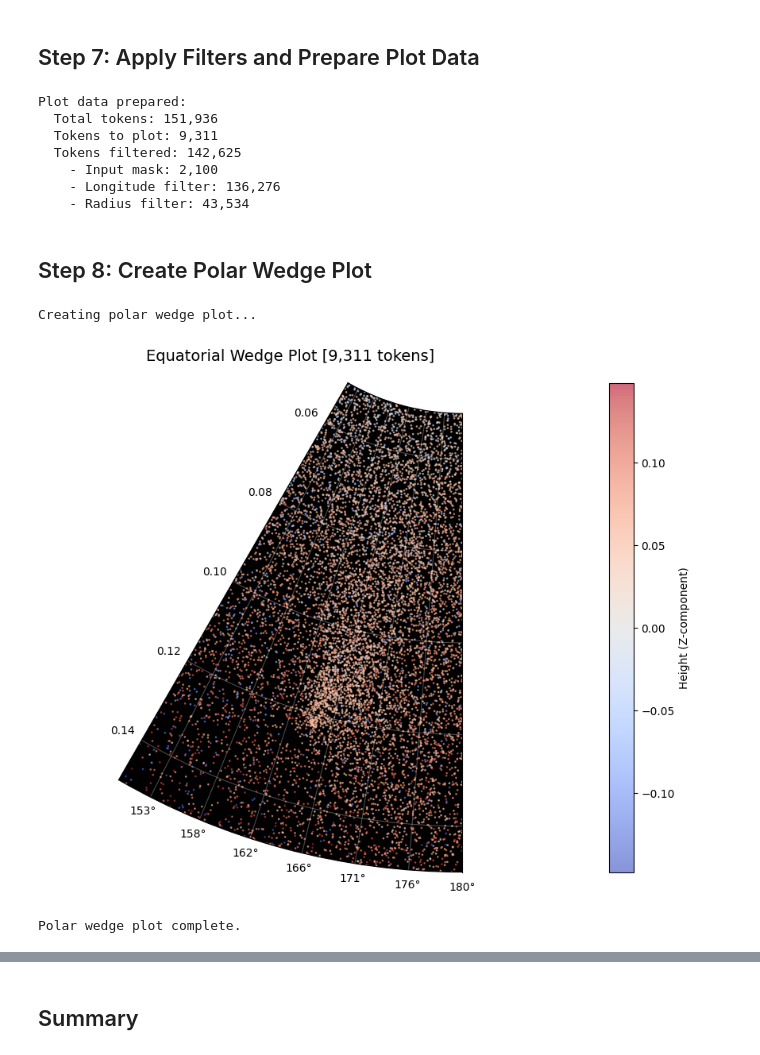
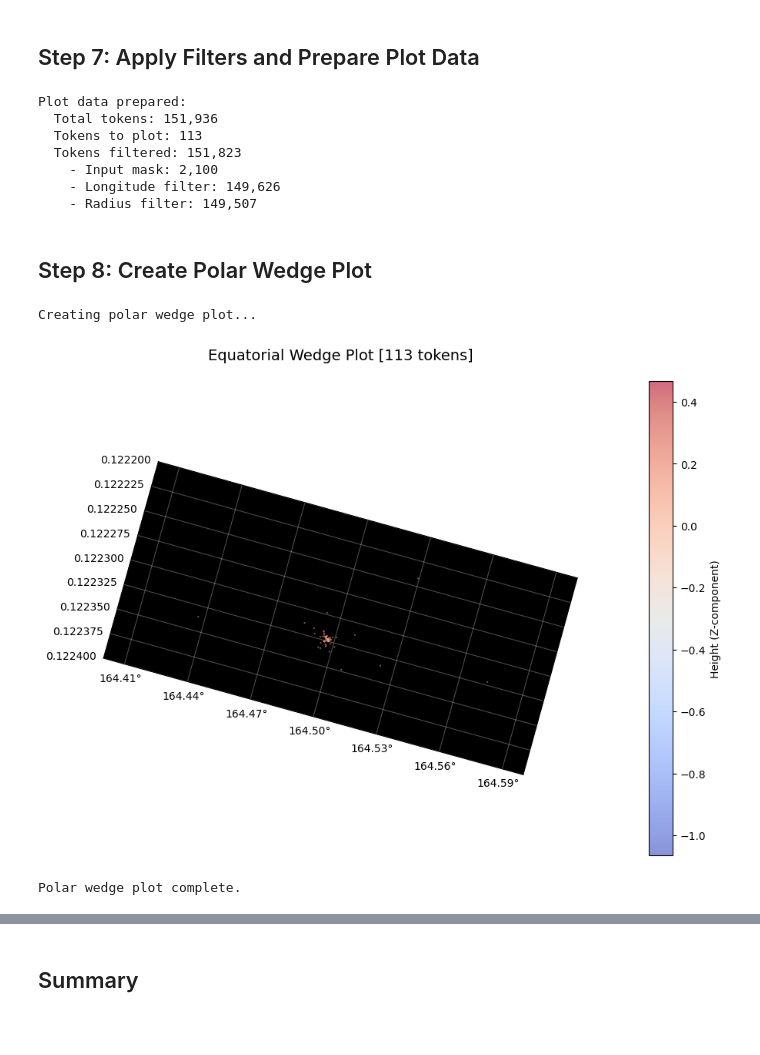
Before and after one commit to Embedding-Space/Azimuth_II, a Jupyter notebook: notebooks/07.2b_equatorial_wedge_plot.ipynb, the cells around one changed output, grey strips where cells are left out. Cells and saved outputs as stored; diff of their text form; code cells hidden in the pictures; blank space fills up the shorter version.

```diff
--- a/notebooks/07.2b_equatorial_wedge_plot.ipynb
+++ b/notebooks/07.2b_equatorial_wedge_plot.ipynb
@@ -68,23 +68,32 @@ MASK_KEY = "mask"
 # ============================================================================
 
 # Longitude window (angular view)
-LOOKAT_LON = 165.0    # Center longitude (degrees)
-FOV_DIAMETER = 30.0   # Angular width (degrees)
+LOOKAT_LON = 164.5    # Center longitude (degrees)
+FOV_DIAMETER = 0.2    # Angular width (degrees)
 
 # Radial window (distance from viewpoint)
-RADIUS_MIN = 0.05  # Minimum radius (None = no lower bound)
-RADIUS_MAX = 0.15  # Maximum radius (None = no upper bound)
+RADIUS_MIN = 0.1222  # Minimum radius (None = no lower bound)
+RADIUS_MAX = 0.1224  # Maximum radius (None = no upper bound)
 
 # ============================================================================
 # VISUALIZATION
 # ============================================================================
 
-POINT_SIZE = 1
+POINT_SIZE = 0.25
 POINT_ALPHA = 0.6
 COLOR = 'blue'  # Uniform color (only used if no COLOR_FILE, no Z-coloring, no SUBSET_FILE)
 FIGURE_DPI = 100
 FIGURE_WIDTH = 12
 FIGURE_HEIGHT = 8
+
+# ============================================================================
+# DENSITY HEATMAP PARAMETERS
+# ============================================================================
+
+# Density parameters
+DENSITY_BINS_ANGULAR = 36000  # Angular resolution (bins per full 360° circle)
+DENSITY_SMOOTH = 1.0        # Gaussian smoothing sigma (None = no smoothing)
+DENSITY_COLORMAP = 'hot'    # Colormap for density
 # %% [markdown]
 ## Imports
 # %%
@@ -427,11 +437,11 @@ print()
 # %% [output]
 Plot data prepared:
   Total tokens: 151,936
-  Tokens to plot: 9,311
-  Tokens filtered: 142,625
+  Tokens to plot: 113
+  Tokens filtered: 151,823
     - Input mask: 2,100
-    - Longitude filter: 136,276
-    - Radius filter: 43,534
+    - Longitude filter: 149,626
+    - Radius filter: 149,507
 # %% [markdown]
 ## Step 8: Create Polar Wedge Plot
 # %%
@@ -468,33 +478,37 @@ if color_mode == 'subset':
         ax.scatter(lon_plot_rad[subset_idx.cpu().numpy()], r_plot[subset_idx.cpu().numpy()],
                   s=POINT_SIZE, alpha=POINT_ALPHA, c=subset_color,
                   label=f'Subset {int(subset_id)}', rasterized=True)
     ax.legend(loc='upper right', framealpha=0.9)
 else:
     # Scalar or Z-height coloring
+    # Pin colormap to global range (not just visible data)
+    vmin = colors_array.min()
+    vmax = colors_array.max()
+
     scatter = ax.scatter(lon_plot_rad, r_plot,
                         s=POINT_SIZE, alpha=POINT_ALPHA, c=colors_plot,
-                        cmap=COLORMAP, rasterized=True)
+                        cmap=COLORMAP, vmin=vmin, vmax=vmax, rasterized=True)
     cbar = plt.colorbar(scatter, ax=ax, pad=0.1)
     if color_mode == 'z_height':
         cbar.set_label('Height (Z-component)', fontsize=10)
     else:
         cbar.set_label('Color value', fontsize=10)
 
 # Formatting
 ax.set_theta_zero_location('N')  # 0° at north (top)
 ax.set_theta_direction(1)  # Counter-clockwise (east to the right)
 ax.grid(True, alpha=0.3, color='white')
 
 # Title with filter info
 filter_note = f" [{n_plotted:,} tokens]"
 ax.set_title(f'Equatorial Wedge Plot{filter_note}',
              fontsize=14, pad=20)
 
 plt.show()
 
 print("Polar wedge plot complete.")
 print()
 # %% [output]
 Creating polar wedge plot...
-[figure, old version]
+[figure, new version]
 Polar wedge plot complete.
```
Also changed, not shown: parts of 5 cells of this notebook.
